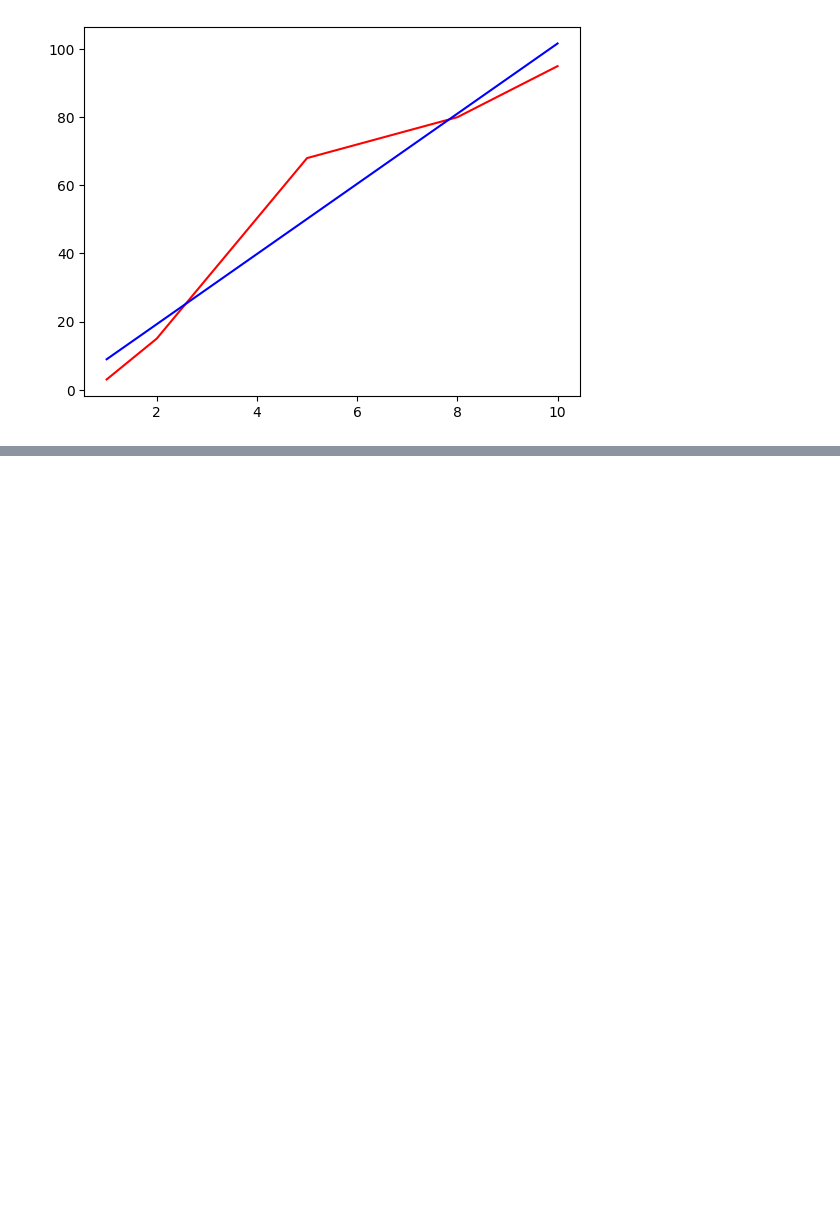
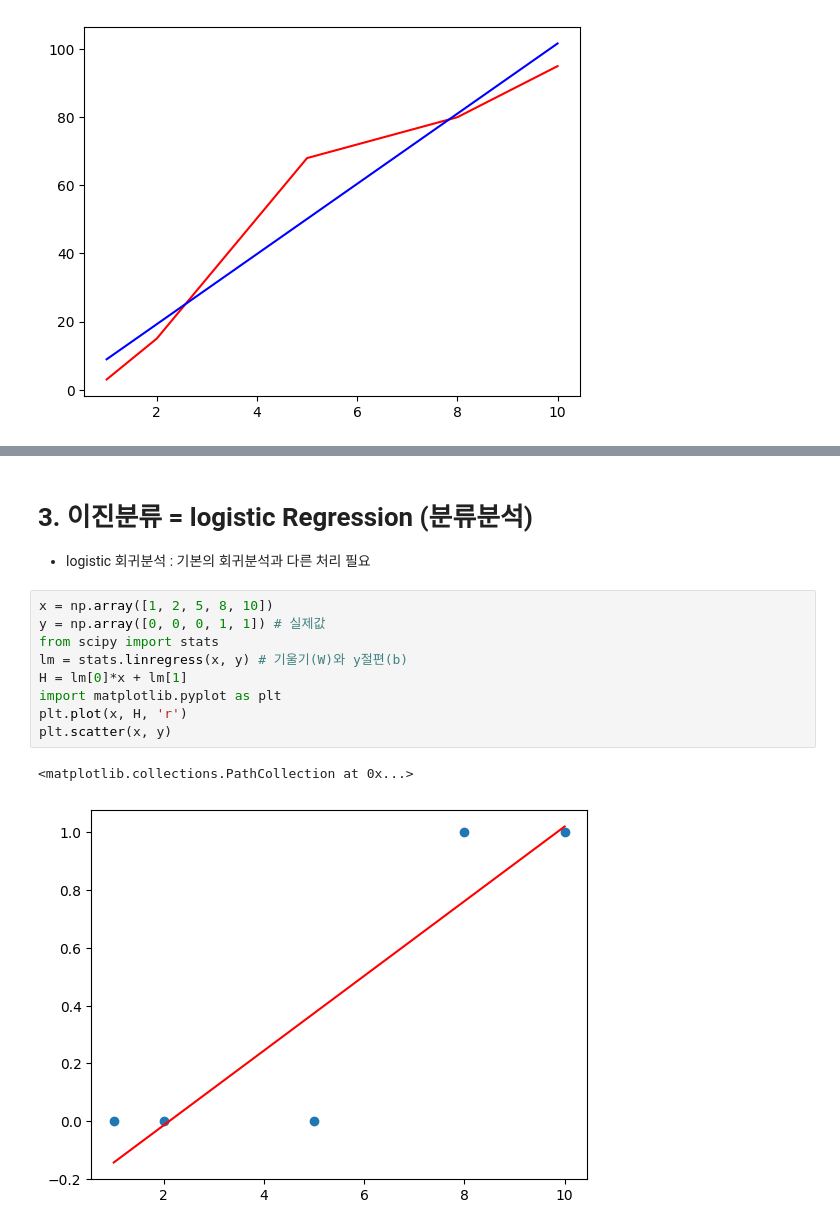
Before and after one commit to kkujuni83/ai_x, a Jupyter notebook: source/05_DeepLearning/04_tensorflow_v1_feat.스케일조정.ipynb, the cells around one changed output, grey strips where cells are left out. Saved outputs shown, nothing was run; the diff lists cells and outputs as text; blank space fills up the shorter version.

```diff
--- a/source/05_DeepLearning/04_tensorflow_v1_feat.스케일조정.ipynb
+++ b/source/05_DeepLearning/04_tensorflow_v1_feat.스케일조정.ipynb
@@ -436,0 +669,15 @@ plt.plot(x_data, y_hat, 'b')
+# %% [markdown]
+# 3. 이진분류 = logistic Regression (분류분석)
+- logistic 회귀분석 : 기본의 회귀분석과 다른 처리 필요
+# %%
+x = np.array([1, 2, 5, 8, 10])
+y = np.array([0, 0, 0, 1, 1]) # 실제값
+from scipy import stats
+lm = stats.linregress(x, y) # 기울기(W)와 y절편(b)
+H = lm[0]*x + lm[1]
+import matplotlib.pyplot as plt
+plt.plot(x, H, 'r')
+plt.scatter(x, y)
+# %% [output]
+<matplotlib.collections.PathCollection at 0x...>
+[figure, added]
```
Also changed, not shown: parts of 42 cells of this notebook, 10 other files.
